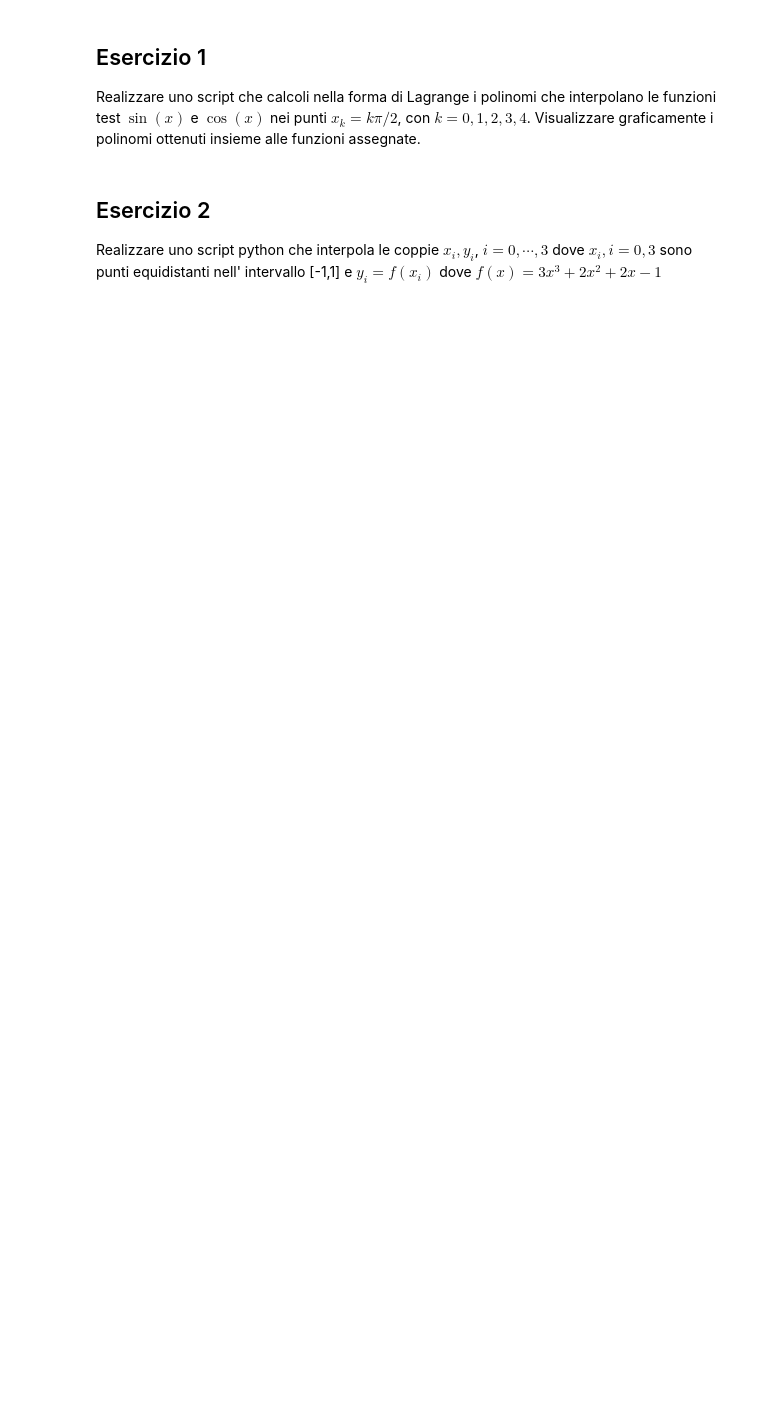
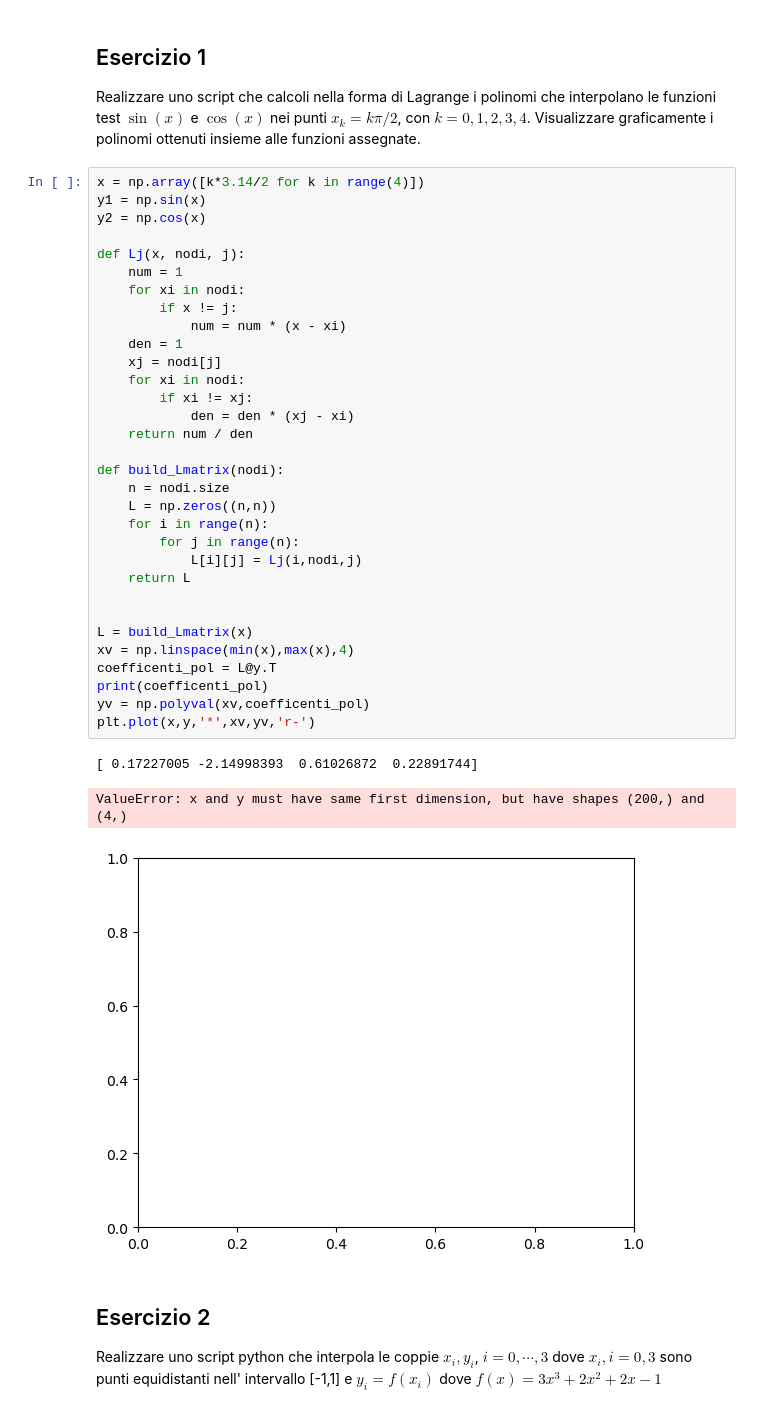
Before and after one commit to GiammaBigFishEngineer/MetodiNumericiLab, a Jupyter notebook: lab10/ESercitazione_10.ipynb, the cells around one changed output. Cells and saved outputs as stored; diff of their text form; blank space fills up the shorter version.

```diff
--- a/lab10/ESercitazione_10.ipynb
+++ b/lab10/ESercitazione_10.ipynb
@@ -203,6 +307,42 @@ Realizzare uno script che calcoli nella forma di Lagrange i polinomi che
 interpolano le funzioni test $\sin(x)$ e $\cos(x)$ nei punti $x_k = k \pi/2$, con
 $k = 0, 1, 2, 3, 4$. Visualizzare graficamente i polinomi ottenuti insieme
 alle funzioni assegnate.
+# %%
+x = np.array([k*3.14/2 for k in range(4)])
+y1 = np.sin(x)
+y2 = np.cos(x)
+
+def Lj(x, nodi, j):
+    num = 1
+    for xi in nodi:
+        if x != j:
+            num = num * (x - xi)
+    den = 1
+    xj = nodi[j]
+    for xi in nodi:
+        if xi != xj:
+            den = den * (xj - xi)
+    return num / den
+
+def build_Lmatrix(nodi):
+    n = nodi.size
+    L = np.zeros((n,n))
+    for i in range(n):
+        for j in range(n):
+            L[i][j] = Lj(i,nodi,j)
+    return L
+
+
+L = build_Lmatrix(x)
+xv = np.linspace(min(x),max(x),4)
+coefficenti_pol = L@y.T
+print(coefficenti_pol)
+yv = np.polyval(xv,coefficenti_pol)
+plt.plot(x,y,'*',xv,yv,'r-')
+# %% [output]
+[ 0.17227005 -2.14998393  0.61026872  0.22891744]
+ValueError: x and y must have same first dimension, but have shapes (200,) and (4,)
+[figure, added]
 # %% [markdown]
 ## Esercizio 2
 Realizzare uno script python che interpola le coppie $x_i,y_i$, $i=0,\cdots,3$
```
Also changed, not shown: parts of 4 cells of this notebook, 4 other files.
